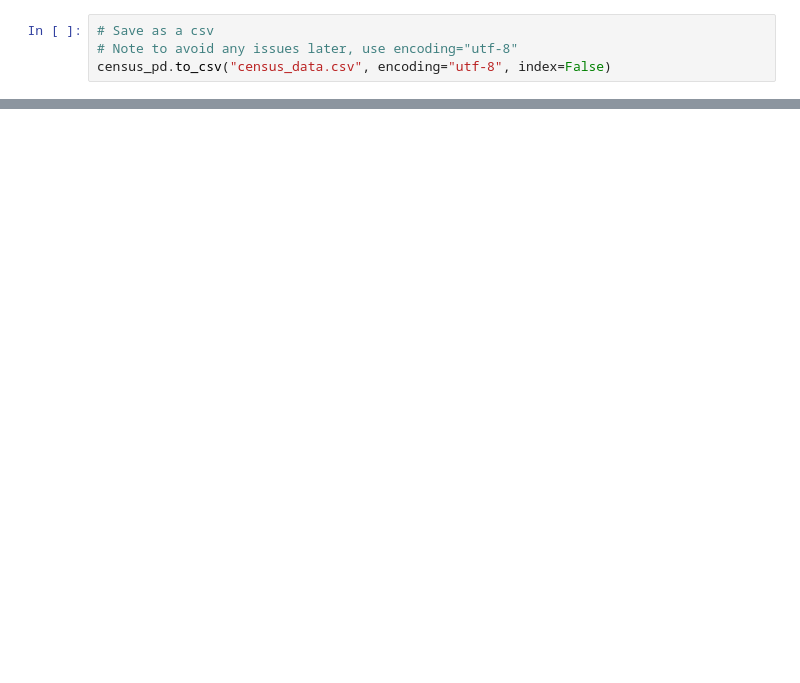
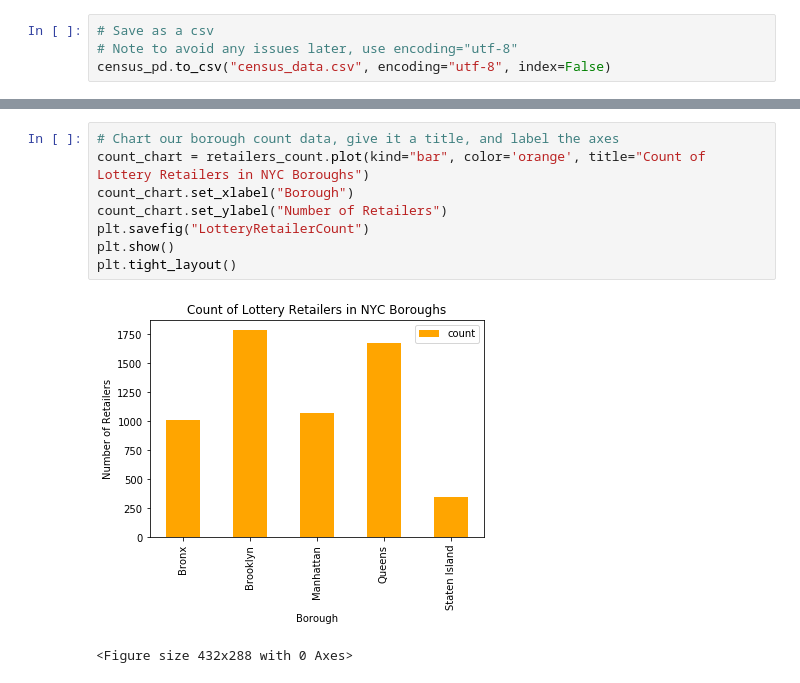
Before and after one commit to kimcrine/project_1, a Jupyter notebook: JL_IncomePovertyAnalysis/Income_PovertyRate.ipynb, the cells around one changed output, grey strips where cells are left out. Drawn from its saved outputs; the diff is of its cells as text; blank space fills up the shorter version.

```diff
--- a/JL_IncomePovertyAnalysis/Income_PovertyRate.ipynb
+++ b/JL_IncomePovertyAnalysis/Income_PovertyRate.ipynb
@@ -428,0 +274,11 @@ staten_is_lott_df = combined_data3.loc[combined_data3.loc[:, 'Borough']==
+# %%
+# Chart our borough count data, give it a title, and label the axes
+count_chart = retailers_count.plot(kind="bar", color='orange', title="Count of Lottery Retailers in NYC Boroughs")
+count_chart.set_xlabel("Borough")
+count_chart.set_ylabel("Number of Retailers")
+plt.savefig("LotteryRetailerCount")
+plt.show()
+plt.tight_layout()
+# %% [output]
+[figure, added]
+<Figure size 432x288 with 0 Axes>
```
Also changed, not shown: parts of 52 cells of this notebook, 12 other files.
